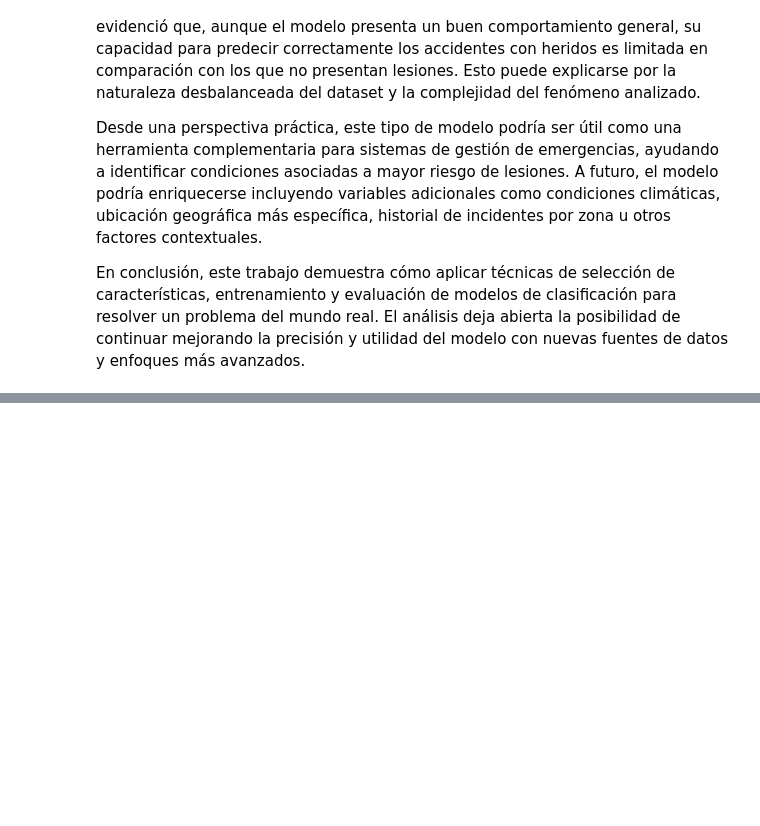
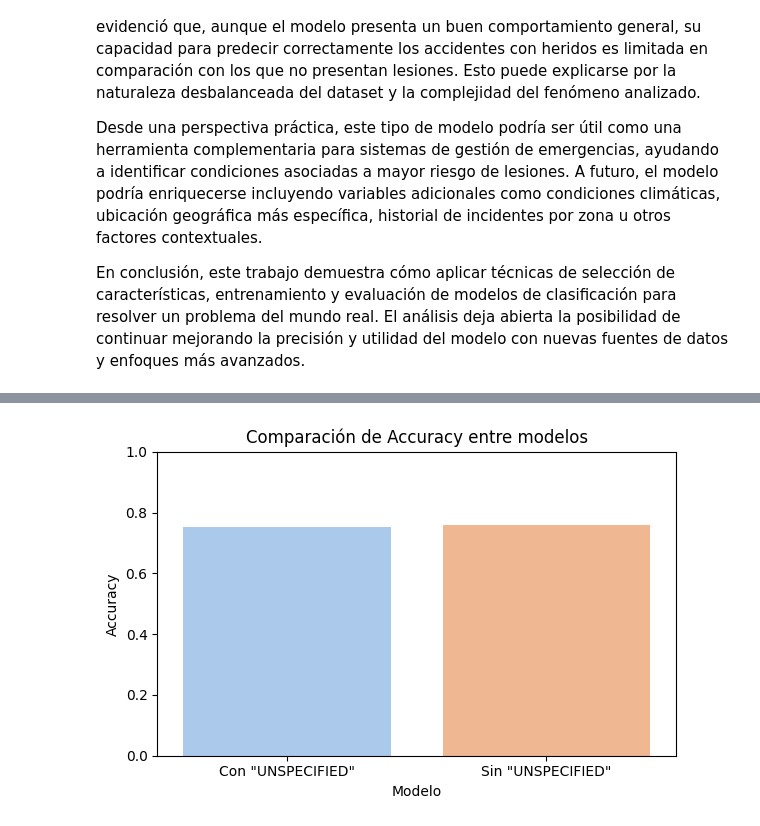
Before and after one commit to jsalafica/Data-Science-I, a Jupyter notebook: Proyecto_Final_Javier_Salafica.ipynb, the cells around one changed output, grey strips where cells are left out. Cells and saved outputs as stored; diff of their text form; code cells hidden in the pictures; blank space fills up the shorter version.

```diff
--- a/Proyecto_Final_Javier_Salafica.ipynb
+++ b/Proyecto_Final_Javier_Salafica.ipynb
@@ -166,0 +259,21 @@ En conclusión, este trabajo demuestra cómo aplicar técnicas de selección de
+# %%
+# Variables predictoras y target
+X_f = df_filtrado[['HORA', 'VEHICLE TYPE CODE 1', 'CONTRIBUTING FACTOR VEHICLE 1']]
+y_f = df_filtrado['HERIDOS']
+
+# División en entrenamiento y prueba
+X_train_f, X_test_f, y_train_f, y_test_f = train_test_split(X_f, y_f, test_size=0.3, random_state=42)
+
+# Entrenar nuevo modelo
+clf_f = RandomForestClassifier(n_estimators=100, random_state=42)
+clf_f.fit(X_train_f, y_train_f)
+
+# Predicción
+y_pred_f = clf_f.predict(X_test_f)
+
+# Evaluación
+print("Matriz de Confusión (sin 'UNSPECIFIED'):")
+print(confusion_matrix(y_test_f, y_pred_f))
+
+print("\nReporte de Clasificación:")
+print(classification_report(y_test_f, y_pred_f))
@@ -166,0 +337,23 @@ En conclusión, este trabajo demuestra cómo aplicar técnicas de selección de
+# %%
+from sklearn.metrics import accuracy_score
+
+# Accuracy de ambos modelos
+acc_original = accuracy_score(y_test, y_pred)
+acc_filtrado = accuracy_score(y_test_f, y_pred_f)
+
+# Crear DataFrame para el gráfico
+df_acc = pd.DataFrame({
+    'Modelo': ['Con "UNSPECIFIED"', 'Sin "UNSPECIFIED"'],
+    'Accuracy': [acc_original, acc_filtrado]
+})
+
+# Gráfico de barras
+plt.figure(figsize=(6, 4))
+sns.barplot(data=df_acc, x='Modelo', y='Accuracy', hue='Modelo', palette='pastel', dodge=False, legend=False)
+plt.ylim(0, 1)
+plt.title('Comparación de Accuracy entre modelos')
+plt.ylabel('Accuracy')
+plt.tight_layout()
+plt.show()
+# %% [output]
+[figure, added]
```
Also changed, not shown: parts of 7 cells of this notebook.
